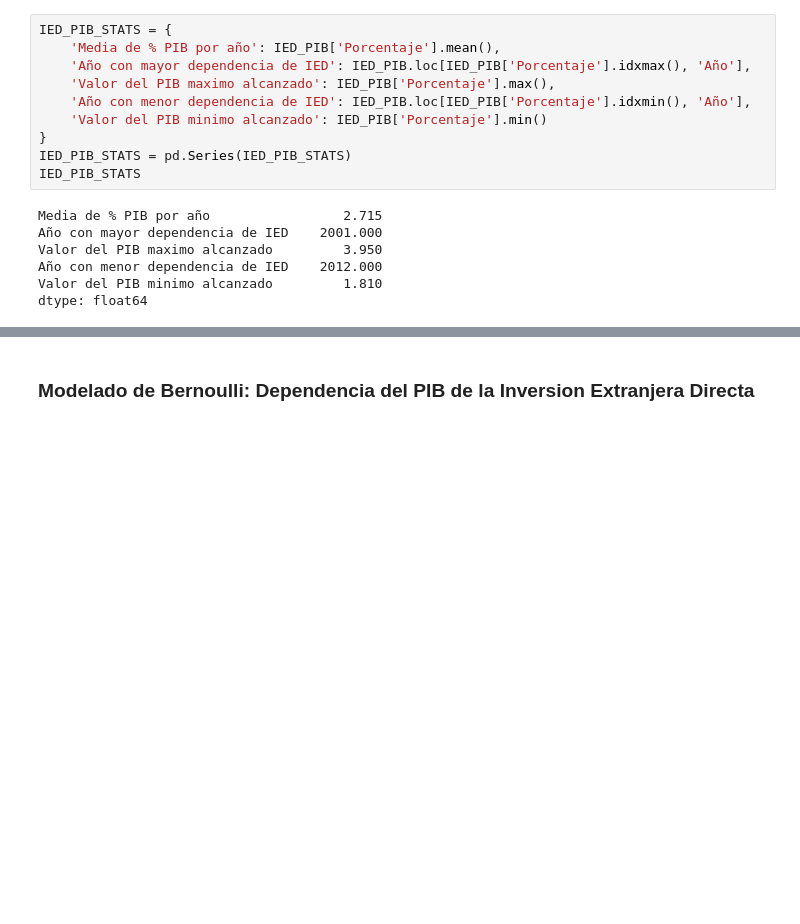
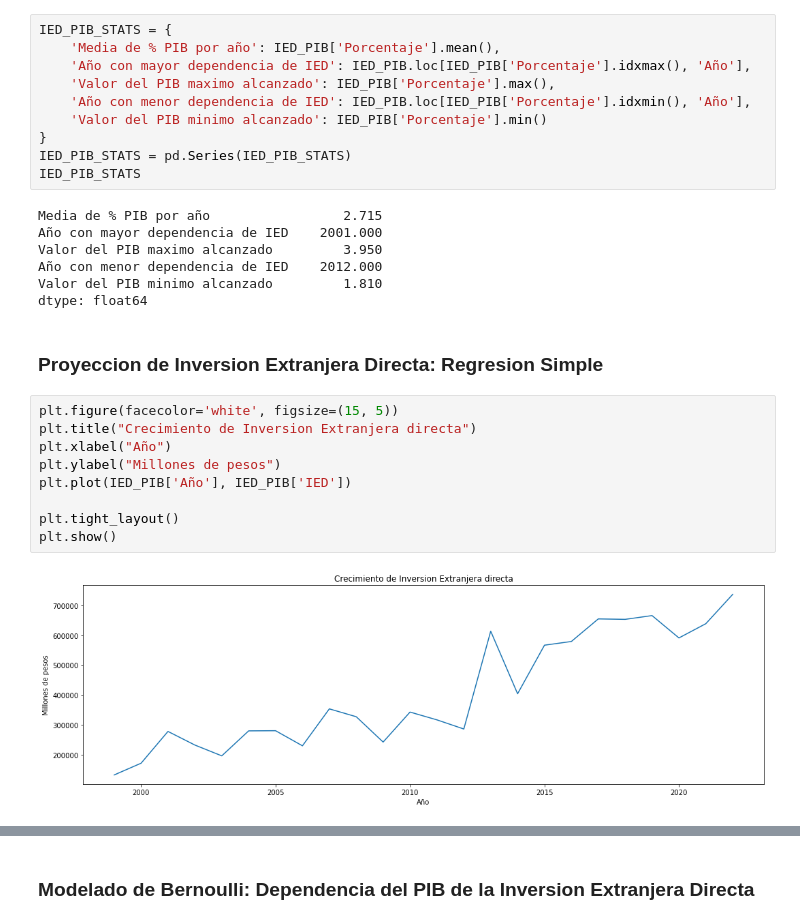
Before and after one commit to OctavioPB/Data-Analyst-Projects, a Jupyter notebook: InversionExtranjeraDirecta2023/Inversion Extranjera Directa en Mexico 2023.ipynb, the cells around one changed output, grey strips where cells are left out. Cells and saved outputs as stored; diff of their text form; blank space fills up the shorter version.

```diff
--- a/InversionExtranjeraDirecta2023/Inversion Extranjera Directa en Mexico 2023.ipynb
+++ b/InversionExtranjeraDirecta2023/Inversion Extranjera Directa en Mexico 2023.ipynb
@@ -167,3 +174,16 @@ Valor del PIB maximo alcanzado         3.950
 Año con menor dependencia de IED    2012.000
 Valor del PIB minimo alcanzado         1.810
 dtype: float64
+# %% [markdown]
+### Proyeccion de Inversion Extranjera Directa: Regresion Simple
+# %%
+plt.figure(facecolor='white', figsize=(15, 5))
+plt.title("Crecimiento de Inversion Extranjera directa")
+plt.xlabel("Año")
+plt.ylabel("Millones de pesos")
+plt.plot(IED_PIB['Año'], IED_PIB['IED'])
+
+plt.tight_layout()
+plt.show()
+# %% [output]
+[figure, added]
```
Also changed, not shown: parts of 6 cells of this notebook.
